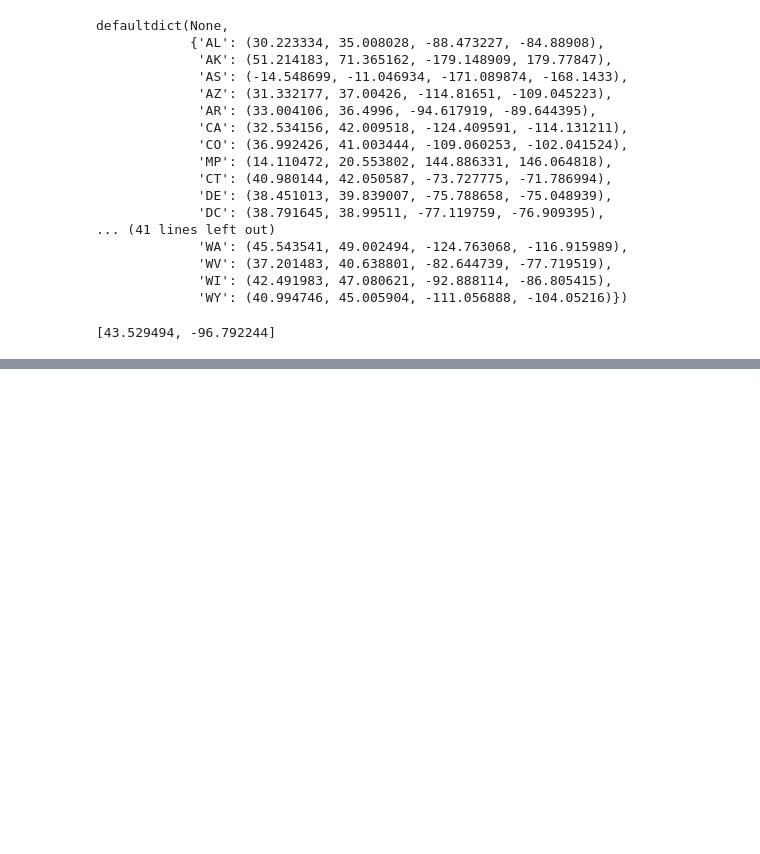
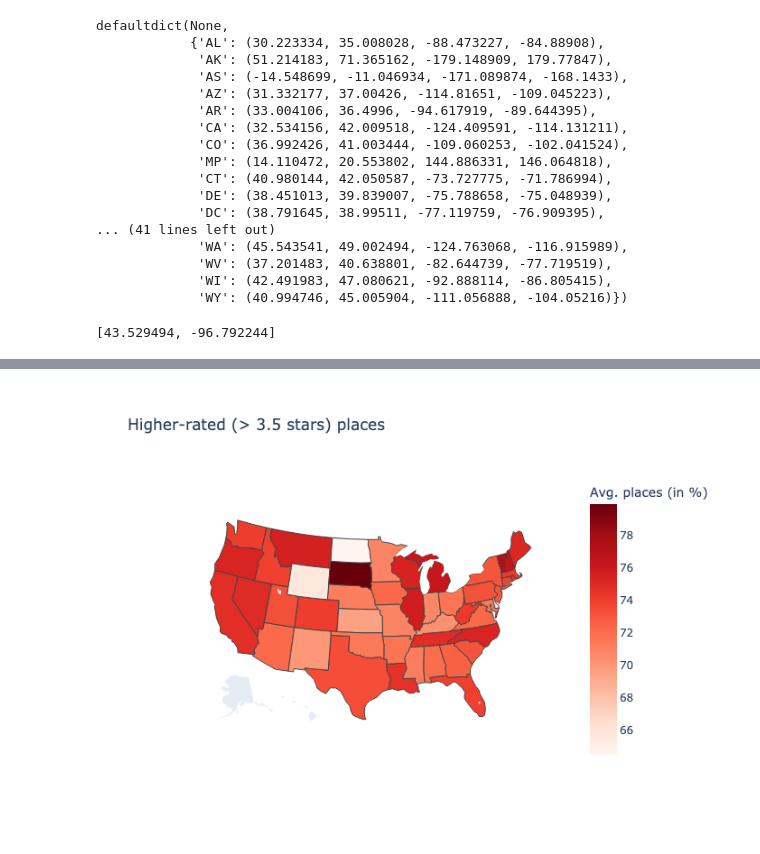
Before and after one commit to ashwin9999/google-local-reviews, a Jupyter notebook: EDA.ipynb, the cells around one changed output, grey strips where cells are left out. Saved outputs shown, nothing was run; the diff lists cells and outputs as text; code cells hidden in the pictures; blank space fills up the shorter version.

```diff
--- a/EDA.ipynb
+++ b/EDA.ipynb
@@ -199,0 +207,11 @@ Image(imgBytes)
+# %%
+stateCodes = []
+highPct = []
+
+for r in highRating:
+    stateCodes.append(str(r))
+    highPct.append(highRating[r])
+
+plotUSGraph(highPct, stateCodes, 'Higher-rated (> 3.5 stars) places', 'Avg. places (in %)')
+# %% [output]
+[figure, added]
```
Also changed, not shown: parts of 6 cells of this notebook.
